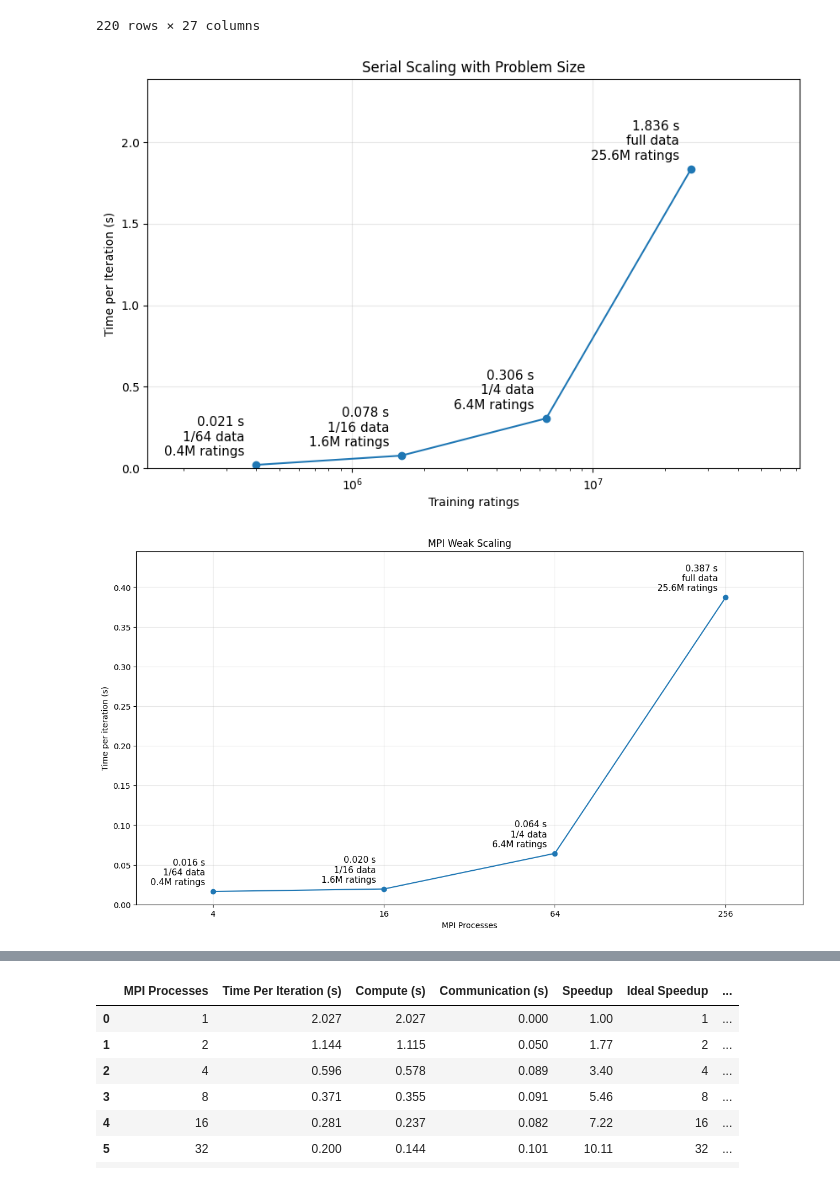
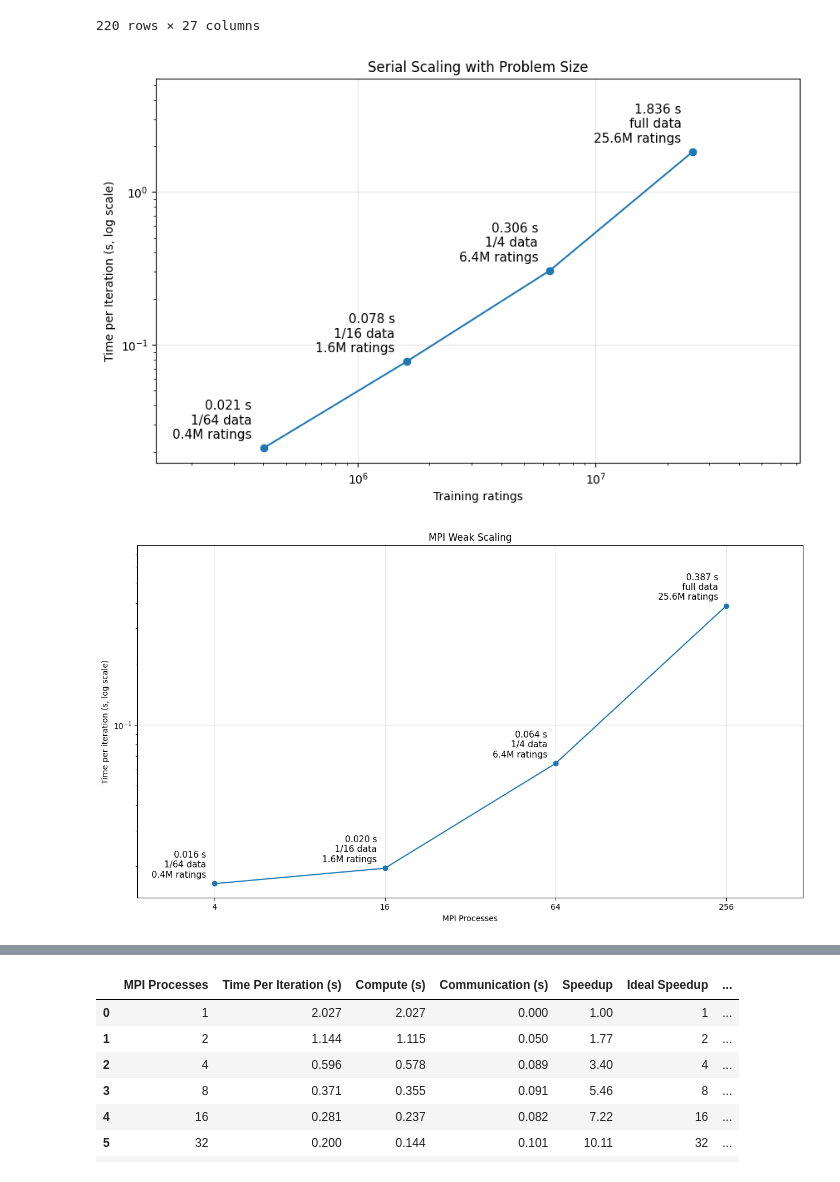
Before and after one commit to KohSiXing/DSA5208-Parallelizing-Algorithm-with-MPIX, a Jupyter notebook: Data Cleaning and Analysis.ipynb, the cells around one changed output, grey strips where cells are left out. Cells and saved outputs as stored; diff of their text form; code cells hidden in the pictures.

```diff
--- a/Data Cleaning and Analysis.ipynb
+++ b/Data Cleaning and Analysis.ipynb
@@ -105,31 +62,31 @@ df
 # %%
 # serial scaling runs, average the runs
 serial = df[(df["experiment"] == "serial scaling")]
 serial = serial.groupby(["train_ratings", "dataset"], as_index=False)["iter_time_s"].mean()
 
 plt.figure(figsize=(10, 6))
 plt.plot(serial["train_ratings"], serial["iter_time_s"], marker="o")
 
 # label each point: time, share of the data, training ratings
 for x, y, ds in zip(serial["train_ratings"], serial["iter_time_s"], serial["dataset"]):
     share = ds.replace(" of ratings", "").replace(" ratings", "")
     text = f"{y:.3f} s\n{share} data\n{x/1e6:.1f}M ratings"
     plt.annotate(text, (x, y), textcoords="offset points", xytext=(-10, 6),
                  ha="right", va="bottom", fontsize=11)
 
 
-
+plt.yscale("log")
 plt.xscale("log")
 plt.margins(x=0.25)
-plt.ylim(bottom=0, top=serial["iter_time_s"].max() * 1.3)
+plt.ylim(bottom=0, top=serial["iter_time_s"].max() * 3)
 plt.xlabel("Training ratings")
-plt.ylabel("Time per Iteration (s)")
+plt.ylabel("Time per Iteration (s, log scale)")
 plt.title("Serial Scaling with Problem Size")
 plt.grid(True, alpha=0.3)
 #plt.savefig("serial_scaling.png", dpi=200, bbox_inches="tight")
 plt.show()
 # %% [output]
-[figure, old version]
+[figure, new version]
 # %%
 # MPI weak scaling runs, average the runs
 mpi_weak = df[(df["experiment"] == "weak scaling")]
@@ -147,18 +104,19 @@ for p, y, ds, r in zip(mpi_weak["mpi_ranks"], mpi_weak["iter_time_s"], mpi_weak[
     plt.annotate(text, (p, y), textcoords="offset points", xytext=(-10, 6),
                  ha="right", va="bottom", fontsize=11)
 
+plt.yscale("log")
 plt.xscale("log", base=2)
 plt.xticks(mpi_weak["mpi_ranks"], mpi_weak["mpi_ranks"])
 plt.margins(x=0.15)
-plt.ylim(bottom=0, top=mpi_weak["iter_time_s"].max() * 1.15)
+plt.ylim(bottom=0, top=mpi_weak["iter_time_s"].max() * 2)
 plt.xlabel("MPI Processes")
-plt.ylabel("Time per iteration (s)")
+plt.ylabel("Time per iteration (s, log scale)")
 plt.title("MPI Weak Scaling")
 plt.grid(True, alpha=0.3)
 #plt.savefig("mpi_weak_scaling.png", dpi=200, bbox_inches="tight")
 plt.show()
 # %% [output]
-[figure, old version]
+[figure, new version]
 # %%
 # MPI strong scaling runs (full data)
 mpi_strong = df[(df["experiment"] == "strong scaling")]
```
Also changed, not shown: parts of 5 cells of this notebook, 21 other files.
